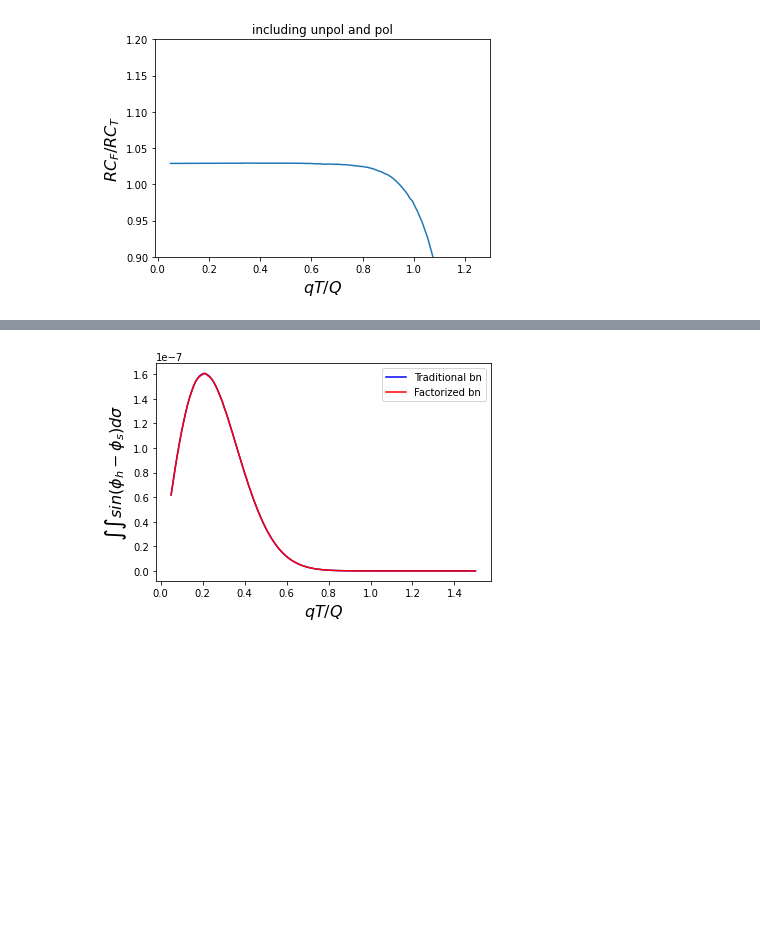
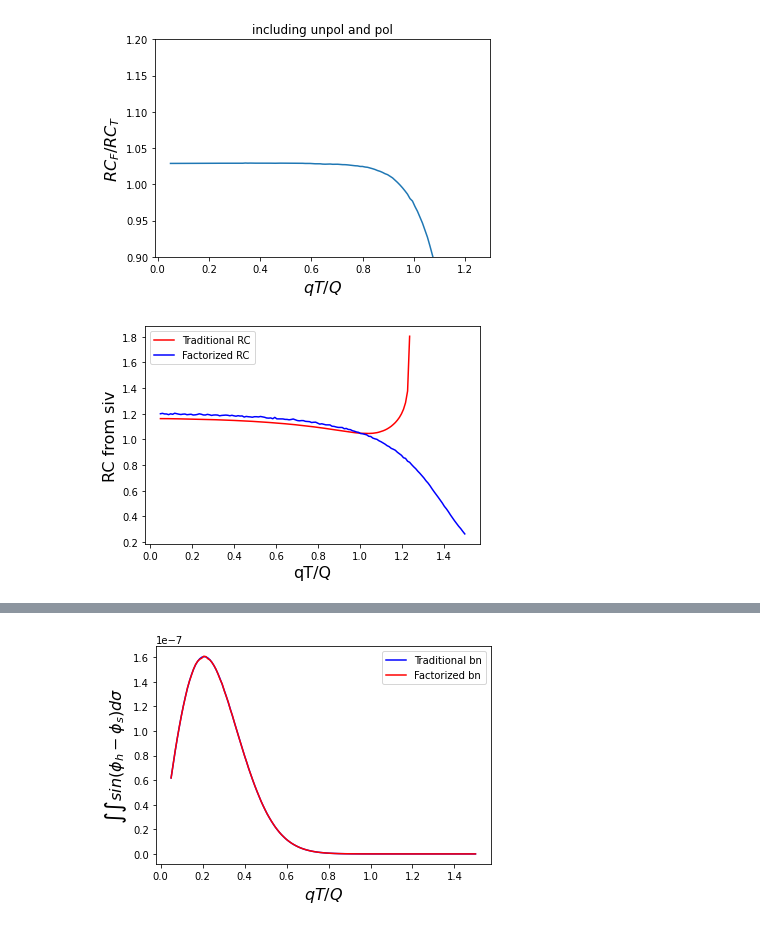
Before and after one commit to Mengzhendada/compare, a Jupyter notebook: Traditional_Factorized_compare_fine.ipynb, the cells around one changed output, grey strips where cells are left out. Cells and saved outputs as stored; diff of their text form; code cells hidden in the pictures; blank space fills up the shorter version.

```diff
--- a/Traditional_Factorized_compare_fine.ipynb
+++ b/Traditional_Factorized_compare_fine.ipynb
@@ -550,3 +550,57 @@ plt.savefig('results/compare/Fine/compare_RC_both_JLab2.pdf')
 [figure]
 [figure]
 [figure]
+# %%
+T_bn_qtQ_jlab2 = df_T_jlab2_siv['qt_to_Q'].to_list()
+T_bn_siv_jlab2 = df_T_jlab2_siv['sivers_bn'].to_list()
+F_bn_qtQ_JLab_2 = df_F_JLab_2_siv_bn['qT_Q'].to_list()
+F_bn_siv_JLab_2 = df_F_JLab_2_siv_bn['xs'].to_list()
+T_rc_qtQ_jlab2 = df_T_jlab2_siv['qt_to_Q'].to_list()
+T_rc_siv_jlab2 = df_T_jlab2_siv['sivers_rc'].to_list()
+F_rc_qtQ_JLab_2 = df_F_JLab_2_siv_rc['qT_Q'].to_list()
+F_rc_siv_JLab_2 = df_F_JLab_2_siv_rc['xs'].to_list()
+RC_F_siv_jlab2 = np.asarray(F_bn_siv_JLab_2)/np.asarray(F_rc_siv_JLab_2)
+RC_T_siv_jlab2 = np.asarray(T_bn_siv_jlab2)/np.asarray(T_rc_siv_jlab2)
+plt.plot(T_bn_qtQ_jlab2,RC_T_siv_jlab2,color='r',label='Traditional RC')
+plt.plot(F_bn_qtQ_JLab_2,RC_F_siv_jlab2,color='b',label='Factorized RC')
+plt.xlabel('qT/Q',fontsize =16)
+plt.ylabel('RC from siv',fontsize =16)
+plt.legend()
+plt.savefig('results/compare/Fine/RCs_siv_both_JLab2.pdf')
+
+plt.figure()
+T_bn_qtQ_jlab2 = df_T_jlab2_col['qt_to_Q'].to_list()
+T_bn_col_jlab2 = df_T_jlab2_col['collins_bn'].to_list()
+F_bn_qtQ_JLab_2 = df_F_JLab_2_col_bn['qT_Q'].to_list()
+F_bn_col_JLab_2 = df_F_JLab_2_col_bn['xs'].to_list()
+T_rc_qtQ_jlab2 = df_T_jlab2_col['qt_to_Q'].to_list()
+T_rc_col_jlab2 = df_T_jlab2_col['collins_rc'].to_list()
+F_rc_qtQ_JLab_2 = df_F_JLab_2_col_rc['qT_Q'].to_list()
+F_rc_col_JLab_2 = df_F_JLab_2_col_rc['xs'].to_list()
+RC_F_col_jlab2 = np.asarray(F_bn_col_JLab_2)/np.asarray(F_rc_col_JLab_2)
+RC_T_col_jlab2 = np.asarray(T_bn_col_jlab2)/np.asarray(T_rc_col_jlab2)
+plt.plot(T_bn_qtQ_jlab2,RC_T_col_jlab2,color='r',label='Traditional RC')
+plt.plot(F_bn_qtQ_JLab_2,RC_F_col_jlab2,color='b',label='Factorized RC')
+plt.xlabel('qT/Q',fontsize =16)
+plt.ylabel('RC from col',fontsize =16)
+plt.legend()
+plt.savefig('results/compare/Fine/RCs_col_both_JLab2.pdf')
+
+plt.figure()
+RC_FT_siv = RC_F_siv_jlab2/RC_T_siv_jlab2
+plt.plot(T_bn_qtQ_jlab2,RC_FT_siv,label='siv')
+plt.xlabel('$qT/Q$',fontsize=16)
+plt.ylabel('$RC_F/RC_T$',fontsize =16)
+plt.legend()
+plt.ylim(0.9,1.2)
+plt.savefig('results/compare/Fine/compare_RC_siv_jlab2.pdf')
+plt.figure()
+RC_FT_col = RC_F_col_jlab2/RC_T_col_jlab2
+plt.plot(T_bn_qtQ_jlab2,RC_FT_col,label='col')
+plt.xlabel('$qT/Q$',fontsize=16)
+plt.ylabel('$RC_F/RC_T$',fontsize =16)
+plt.legend()
+plt.ylim(0.9,1.2)
+plt.savefig('results/compare/Fine/compare_RC_col_jlab2.pdf')
+# %% [output]
+[figure, added]
```
Also changed, not shown: parts of 5 cells of this notebook, 2 other files.
